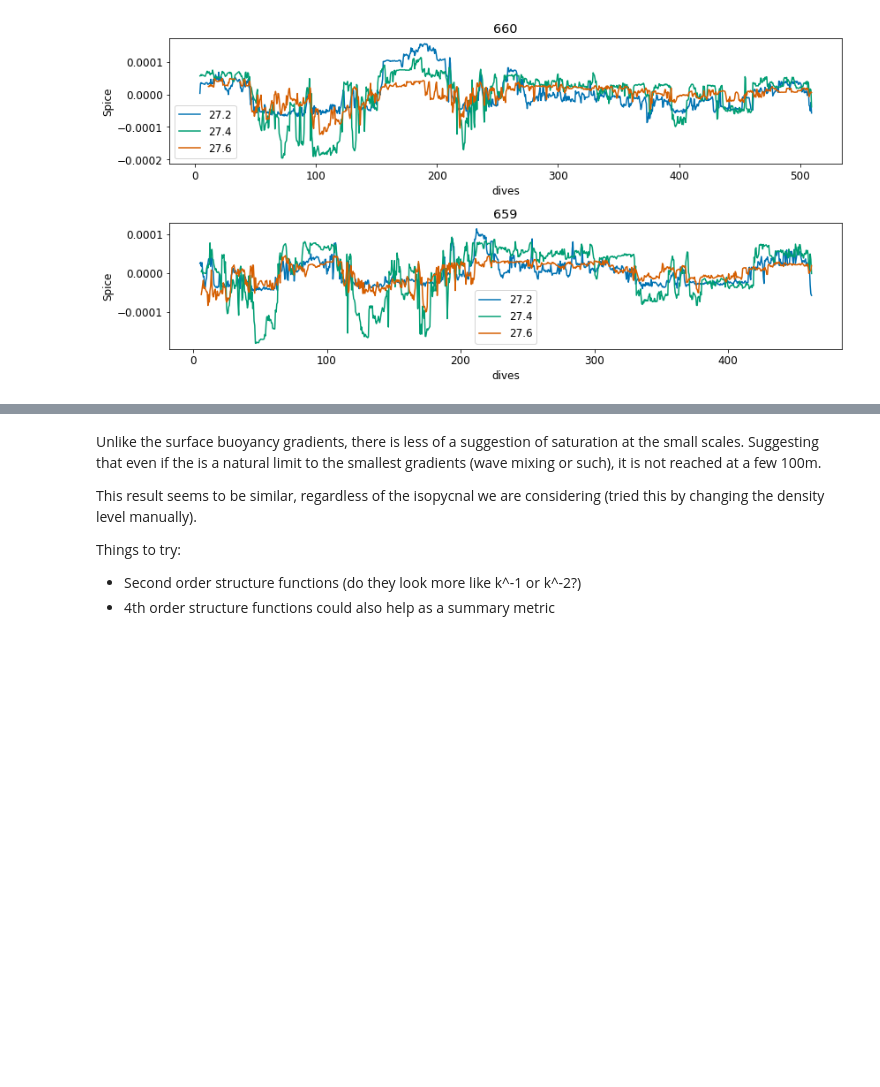
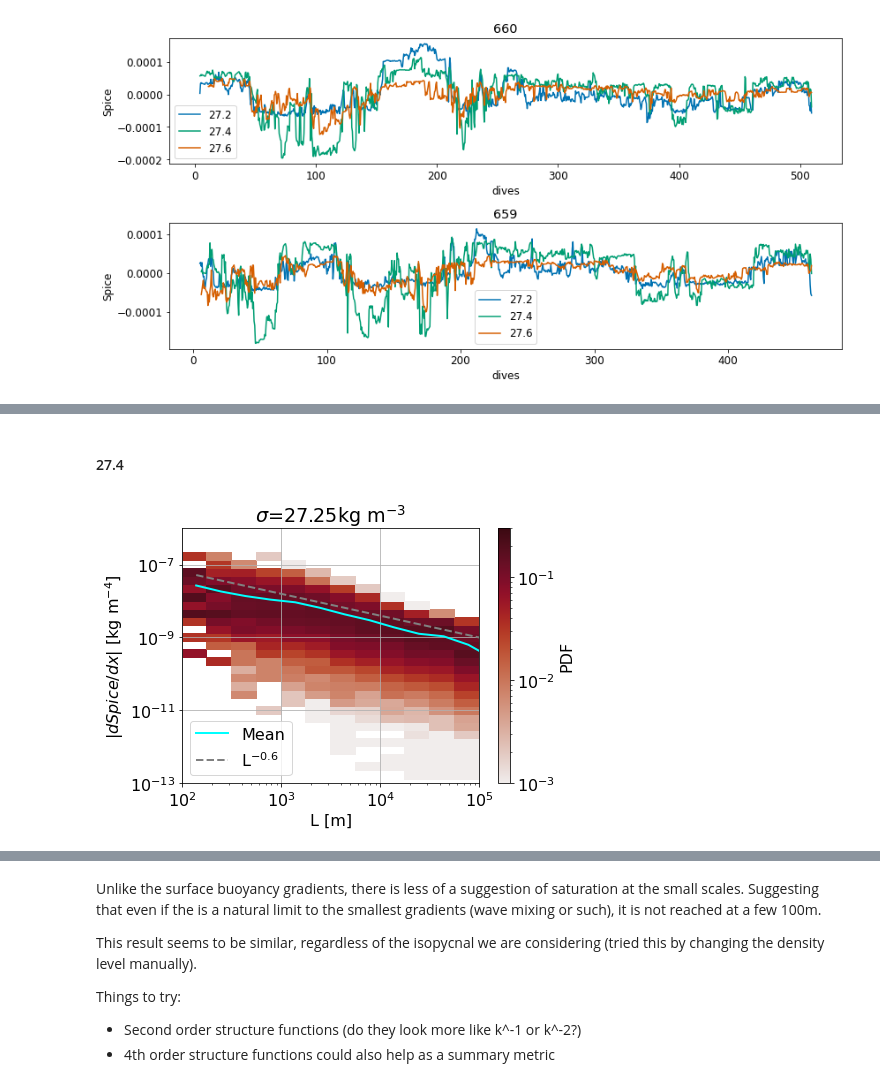
Before and after one commit to dhruvbalwada/sogos, a Jupyter notebook: notebooks/notebooks_variability_paper/along_isopycnal_spice_gradients_v2.ipynb, the cells around one changed output, grey strips where cells are left out. Saved outputs shown, nothing was run; the diff lists cells and outputs as text; code cells hidden in the pictures; blank space fills up the shorter version.

Commit message:
worked some on the gradients on iso

```diff
--- a/notebooks/notebooks_variability_paper/along_isopycnal_spice_gradients_v2.ipynb
+++ b/notebooks/notebooks_variability_paper/along_isopycnal_spice_gradients_v2.ipynb
@@ -16,7 +16,7 @@ import gsw
 import matplotlib.pyplot as plt
 
 plt.style.use('seaborn-colorblind')
-plt.rcParams['font.size'] = 12
+plt.rcParams['font.size'] = 16
 # %%
 ds_659_rho = xr.open_dataset('data/sg_O2_659_isopycnal_grid_4m_27_sept_2021.nc')
 ds_660_rho = xr.open_dataset('data/sg_O2_660_isopycnal_grid_4m_27_sept_2021.nc')
@@ -127,3 +129,5 @@ def great_circle_distance(X1, X2):
     )
 # %%
 from scipy.spatial.distance import pdist
+# %% [markdown]
+#### 27.4
@@ -129,0 +176,44 @@ from scipy.spatial.distance import pdist
+# %%
+rho_sel = 27.25
+
+dX_sel, dSpice_sel = select_data(rho_sel)
+
+# estimate pdfs
+Hspice, xedges, yedges = np.histogram2d(dX_sel, dSpice_sel/dX_sel,
+                                      bins=(spatial_bins, np.logspace(-14, -6, 37)))
+xmid = 0.5*(xedges[0:-1] + xedges[1:])
+ymid = 0.5*(yedges[0:-1] + yedges[1:])
+
+#dX_edges = xedges[1:] - xedges[0:-1]
+#dY_edges = yedges[1:] - yedges[0:-1]
+
+Hspice_Xdnorm = Hspice/ Hspice.sum(axis=1).reshape((-1,1))
+
+mean_dist = np.zeros((len(xmid,)))
+
+for i in range(len(xmid)):
+    mean_dist[i] = np.sum(Hspice_Xdnorm[i, :]*ymid)
+# %%
+plt.figure(figsize=(7,5))
+plt.pcolor(xedges, yedges, Hspice_Xdnorm.T, norm=colors.LogNorm(vmin=1e-3, vmax=0.3),
+          cmap=cmo.amp)
+plt.plot(xmid, mean_dist , linewidth=2., color='cyan', label='Mean')
+plt.plot(xmid, 1e-6*xmid**-.6, '--',linewidth=2, color='gray', label='L$^{-0.6}$')
+plt.colorbar(label='PDF')
+
+plt.xscale('log')
+plt.yscale('log')
+plt.xlabel('L [m]')
+plt.ylabel(r'$|dSpice/dx|$ [kg m$^{-4}$]')
+
+plt.legend(loc='lower left')
+plt.ylim([1e-13, 1e-6])
+plt.xlim([1e2, 1e5])
+
+plt.grid()
+plt.title('$\sigma$='+str(rho_sel)+'kg m$^{-3}$')
+plt.tight_layout()
+
+plt.savefig('./figures/figures_spice_gradients_panel1.pdf')
+# %% [output]
+[figure, added]
```
Also changed, not shown: parts of 22 cells of this notebook, 1 other file.
